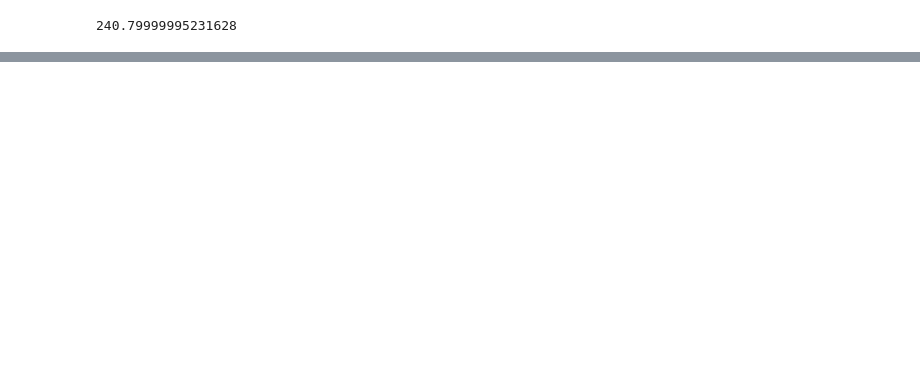
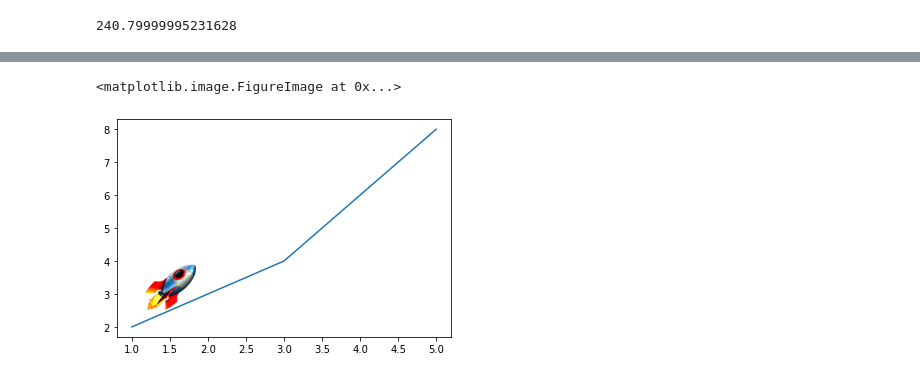
Before and after one commit to ChristopherRussell/MAMMUT-STARTHACK21, a Jupyter notebook: animated_graph_video.ipynb, the cells around one changed output, grey strips where cells are left out. Drawn from its saved outputs; the diff is of its cells as text; code cells hidden in the pictures; blank space fills up the shorter version.

```diff
--- a/animated_graph_video.ipynb
+++ b/animated_graph_video.ipynb
@@ -266,0 +228,17 @@ overlayGraph('./test.mp4', 'graphvid.mp4', graphFunc, 45, 2)
+# %%
+from PIL import Image
+import numpy as np
+rocket = Image.open('../rocket.png')
+rocket = rocket.resize((50,50))
+
+
+plt.plot([1,2,3,4,5],[2,3,4,6,8])
+plt.figimage(rocket, xo=150, yo=50)
+
+plt.clf()
+
+plt.plot([1,2,3,4,5],[2,3,4,6,8])
+plt.figimage(rocket, xo=50, yo=50)
+# %% [output]
+<matplotlib.image.FigureImage at 0x...>
+[figure, added]
```
Also changed, not shown: parts of 13 cells of this notebook, 1 other file.
